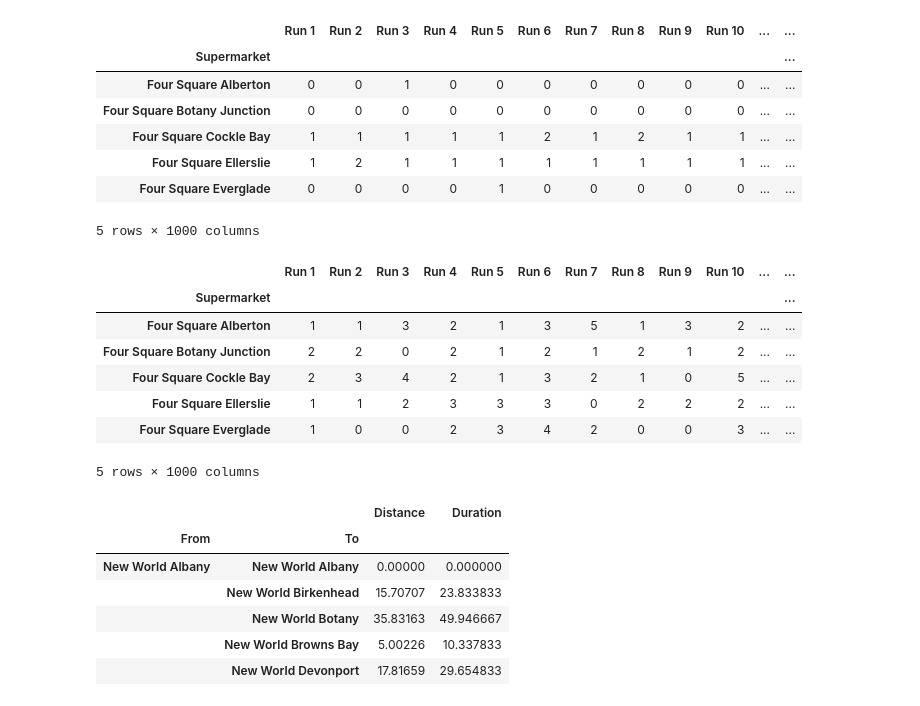
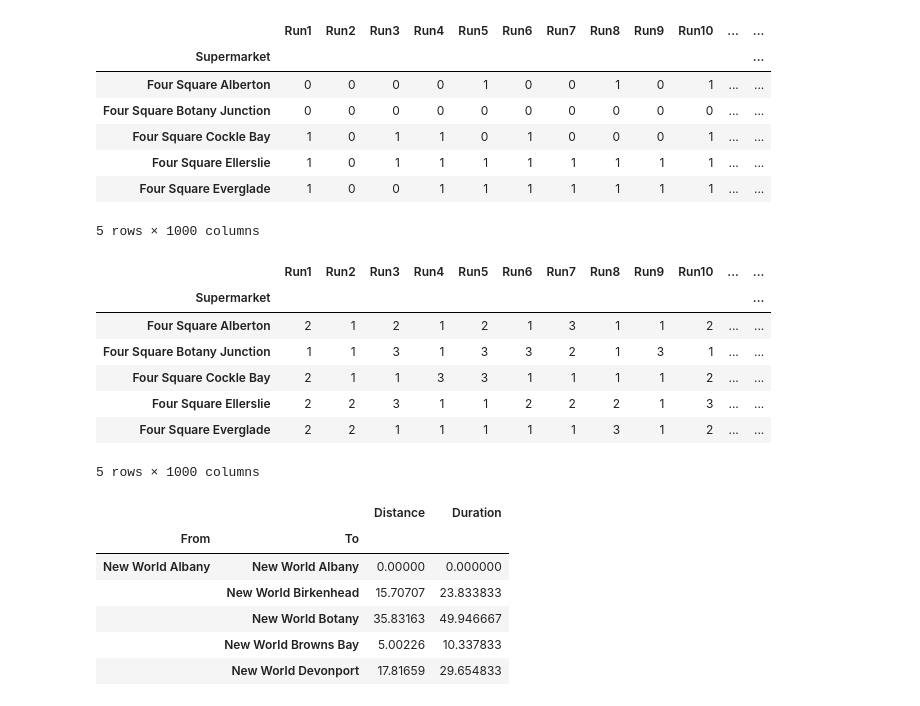
Before and after one commit to aguo921/engsci263-or-project, a Jupyter notebook: simulation/simulation.ipynb, the cells around one changed output. Drawn from its saved outputs; the diff is of its cells as text; code cells hidden in the pictures.

```diff
--- a/simulation/simulation.ipynb
+++ b/simulation/simulation.ipynb
@@ -7,29 +8,25 @@ import numpy as np
 # %%
-saturday_demands = pd \
-    .read_csv("output/test_saturday_demands.csv") \
-    .set_index("Supermarket")
+saturday_demands = pd.read_csv("sat_bootstrap.csv").set_index("Supermarket")
 saturday_demands.head()
 # %% [output]
-|  | Run 1 | Run 2 | Run 3 | Run 4 | Run 5 | Run 6 | Run 7 | Run 8 | Run 9 | Run 10 | ... | ... |
+|  | Run1 | Run2 | Run3 | Run4 | Run5 | Run6 | Run7 | Run8 | Run9 | Run10 | ... | ... |
 | Supermarket |  |  |  |  |  |  |  |  |  |  |  | ... |
-| Four Square Alberton | 0 | 0 | 1 | 0 | 0 | 0 | 0 | 0 | 0 | 0 | ... | ... |
+| Four Square Alberton | 0 | 0 | 0 | 0 | 1 | 0 | 0 | 1 | 0 | 1 | ... | ... |
 | Four Square Botany Junction | 0 | 0 | 0 | 0 | 0 | 0 | 0 | 0 | 0 | 0 | ... | ... |
-| Four Square Cockle Bay | 1 | 1 | 1 | 1 | 1 | 2 | 1 | 2 | 1 | 1 | ... | ... |
-| Four Square Ellerslie | 1 | 2 | 1 | 1 | 1 | 1 | 1 | 1 | 1 | 1 | ... | ... |
-| Four Square Everglade | 0 | 0 | 0 | 0 | 1 | 0 | 0 | 0 | 0 | 0 | ... | ... |
+| Four Square Cockle Bay | 1 | 0 | 1 | 1 | 0 | 1 | 0 | 0 | 0 | 1 | ... | ... |
+| Four Square Ellerslie | 1 | 0 | 1 | 1 | 1 | 1 | 1 | 1 | 1 | 1 | ... | ... |
+| Four Square Everglade | 1 | 0 | 0 | 1 | 1 | 1 | 1 | 1 | 1 | 1 | ... | ... |
 5 rows × 1000 columns
 # %%
-weekday_demands = pd \
-    .read_csv("output/test_weekday_demands.csv") \
-    .set_index("Supermarket")
+weekday_demands = pd.read_csv("weekday_bootstrap.csv").set_index("Supermarket")
 weekday_demands.head()
 # %% [output]
-|  | Run 1 | Run 2 | Run 3 | Run 4 | Run 5 | Run 6 | Run 7 | Run 8 | Run 9 | Run 10 | ... | ... |
+|  | Run1 | Run2 | Run3 | Run4 | Run5 | Run6 | Run7 | Run8 | Run9 | Run10 | ... | ... |
 | Supermarket |  |  |  |  |  |  |  |  |  |  |  | ... |
-| Four Square Alberton | 1 | 1 | 3 | 2 | 1 | 3 | 5 | 1 | 3 | 2 | ... | ... |
-| Four Square Botany Junction | 2 | 2 | 0 | 2 | 1 | 2 | 1 | 2 | 1 | 2 | ... | ... |
-| Four Square Cockle Bay | 2 | 3 | 4 | 2 | 1 | 3 | 2 | 1 | 0 | 5 | ... | ... |
-| Four Square Ellerslie | 1 | 1 | 2 | 3 | 3 | 3 | 0 | 2 | 2 | 2 | ... | ... |
-| Four Square Everglade | 1 | 0 | 0 | 2 | 3 | 4 | 2 | 0 | 0 | 3 | ... | ... |
+| Four Square Alberton | 2 | 1 | 2 | 1 | 2 | 1 | 3 | 1 | 1 | 2 | ... | ... |
+| Four Square Botany Junction | 1 | 1 | 3 | 1 | 3 | 3 | 2 | 1 | 3 | 1 | ... | ... |
+| Four Square Cockle Bay | 2 | 1 | 1 | 3 | 3 | 1 | 1 | 1 | 1 | 2 | ... | ... |
+| Four Square Ellerslie | 2 | 2 | 3 | 1 | 1 | 2 | 2 | 2 | 1 | 3 | ... | ... |
+| Four Square Everglade | 2 | 2 | 1 | 1 | 1 | 1 | 1 | 3 | 1 | 2 | ... | ... |
 5 rows × 1000 columns
 # %%
```
Also changed, not shown: parts of 23 cells of this notebook, 1 other file.
